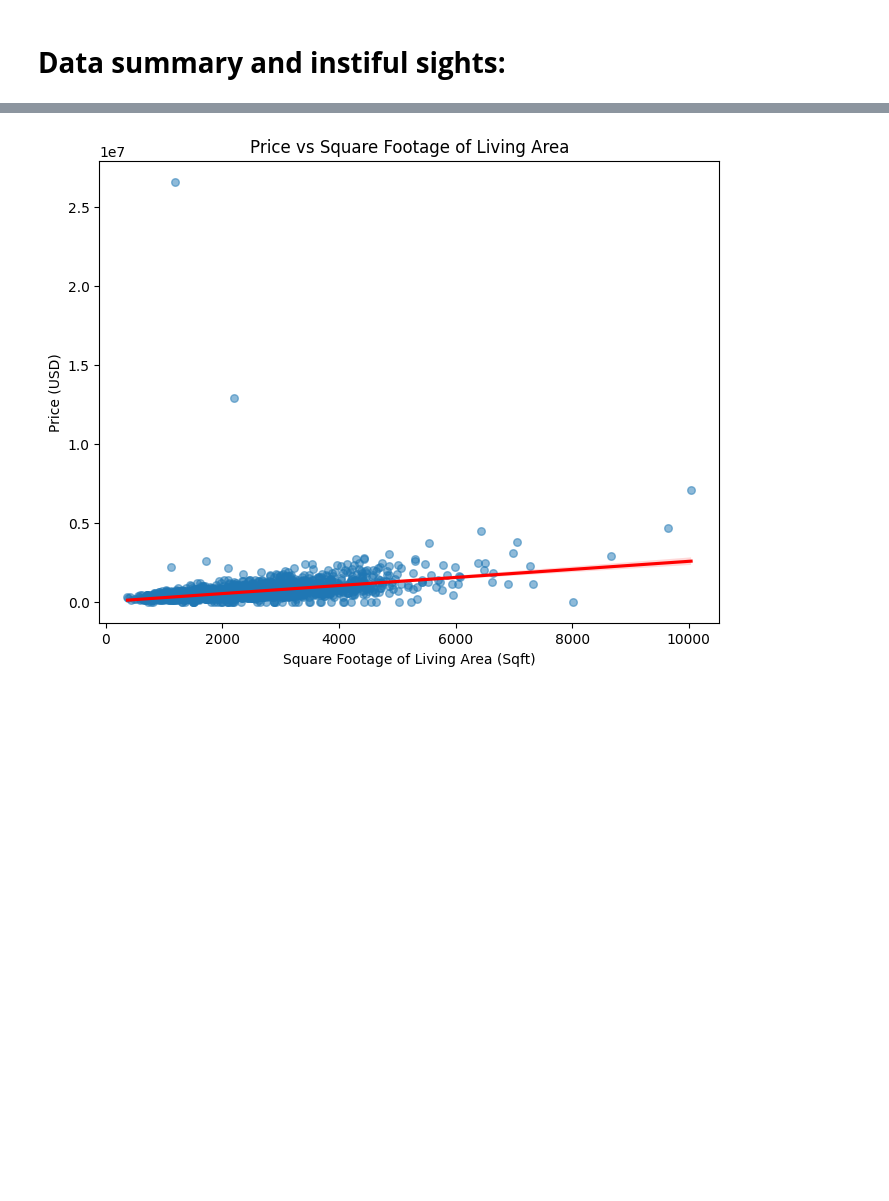
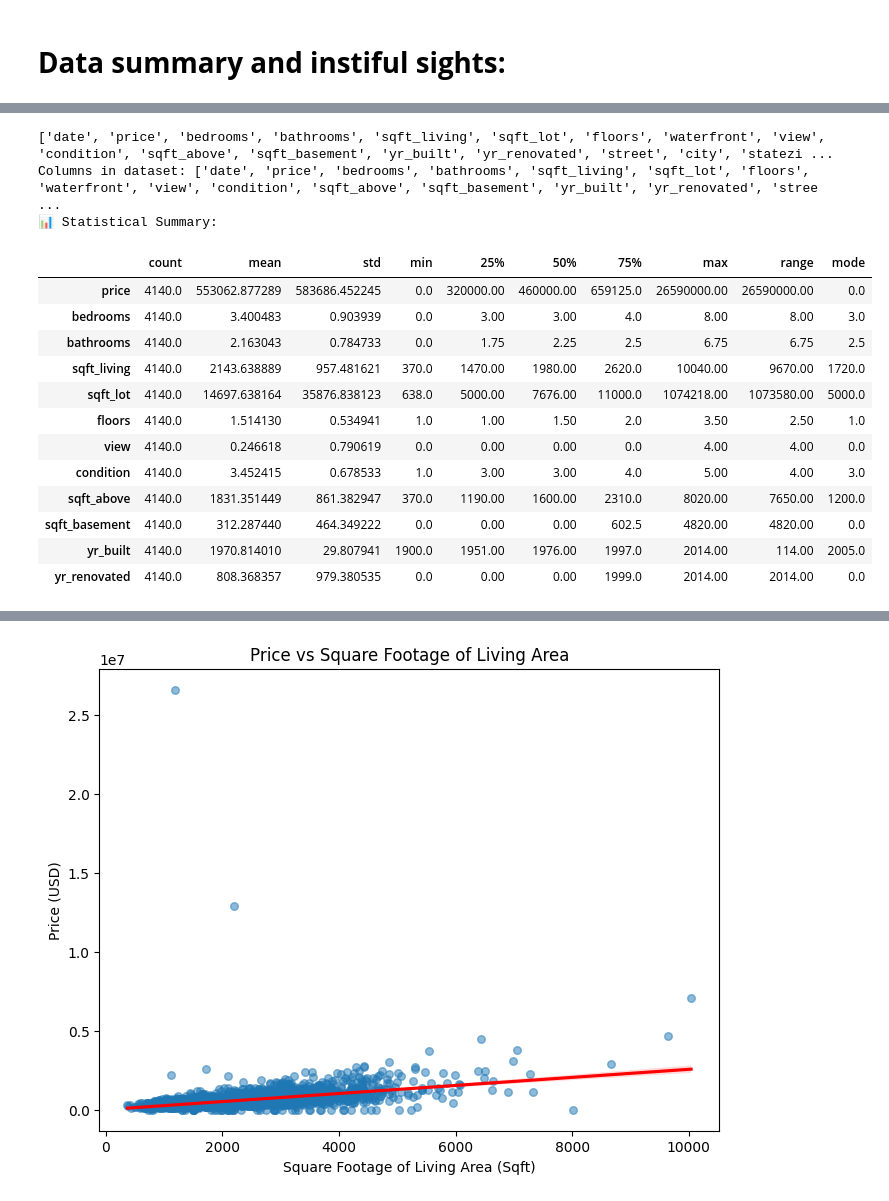
Before and after one commit to Tireza1/Getting_into_Business, a Jupyter notebook: Lab1.ipynb, the cells around one changed output, grey strips where cells are left out. Drawn from its saved outputs; the diff is of its cells as text; code cells hidden in the pictures; blank space fills up the shorter version.

```diff
--- a/Lab1.ipynb
+++ b/Lab1.ipynb
@@ -127,0 +68,48 @@ dtype: int64
+# %%
+print(df.columns.tolist())  # Shows all column names
+# Example: If columns are 'price', 'bedrooms', 'sqft_living'...
+numerical_cols = [
+    'price', 'bedrooms', 'bathrooms', 'sqft_living', 'sqft_lot',
+    'floors', 'view', 'condition', 'sqft_above', 'sqft_basement',
+    'yr_built', 'yr_renovated'
+]
+import pandas as pd
+
+# Check current columns
+print("Columns in dataset:", df.columns.tolist())
+
+# Update numerical_cols based on actual columns
+numerical_cols = [
+    'price', 'bedrooms', 'bathrooms', 'sqft_living', 'sqft_lot',
+    'floors', 'view', 'condition', 'sqft_above', 'sqft_basement',
+    'yr_built', 'yr_renovated'  # Adjust names as needed!
+]
+
+# Verify columns exist
+missing_cols = [col for col in numerical_cols if col not in df.columns]
+if missing_cols:
+    print(f"⚠️ Warning: These columns are missing: {missing_cols}")
+else:
+    # Proceed with calculations
+    stats = df[numerical_cols].describe(include='all').transpose()
+    stats['range'] = stats['max'] - stats['min']
+    stats['mode'] = df[numerical_cols].mode().iloc[0]  # Get first mode
+    print("📊 Statistical Summary:")
+    display(stats)
+# %% [output]
+['date', 'price', 'bedrooms', 'bathrooms', 'sqft_living', 'sqft_lot', 'floors', 'waterfront', 'view', 'condition', 'sqft_above', 'sqft_basement', 'yr_built', 'yr_renovated', 'street', 'city', 'statezi ...
+Columns in dataset: ['date', 'price', 'bedrooms', 'bathrooms', 'sqft_living', 'sqft_lot', 'floors', 'waterfront', 'view', 'condition', 'sqft_above', 'sqft_basement', 'yr_built', 'yr_renovated', 'stree ...
+📊 Statistical Summary:
+|  | count | mean | std | min | 25% | 50% | 75% | max | range | mode |
+| price | 4140.0 | 553062.877289 | 583686.452245 | 0.0 | 320000.00 | 460000.00 | 659125.0 | 26590000.00 | 26590000.00 | 0.0 |
+| bedrooms | 4140.0 | 3.400483 | 0.903939 | 0.0 | 3.00 | 3.00 | 4.0 | 8.00 | 8.00 | 3.0 |
+| bathrooms | 4140.0 | 2.163043 | 0.784733 | 0.0 | 1.75 | 2.25 | 2.5 | 6.75 | 6.75 | 2.5 |
+| sqft_living | 4140.0 | 2143.638889 | 957.481621 | 370.0 | 1470.00 | 1980.00 | 2620.0 | 10040.00 | 9670.00 | 1720.0 |
+| sqft_lot | 4140.0 | 14697.638164 | 35876.838123 | 638.0 | 5000.00 | 7676.00 | 11000.0 | 1074218.00 | 1073580.00 | 5000.0 |
+| floors | 4140.0 | 1.514130 | 0.534941 | 1.0 | 1.00 | 1.50 | 2.0 | 3.50 | 2.50 | 1.0 |
+| view | 4140.0 | 0.246618 | 0.790619 | 0.0 | 0.00 | 0.00 | 0.0 | 4.00 | 4.00 | 0.0 |
+| condition | 4140.0 | 3.452415 | 0.678533 | 1.0 | 3.00 | 3.00 | 4.0 | 5.00 | 4.00 | 3.0 |
+| sqft_above | 4140.0 | 1831.351449 | 861.382947 | 370.0 | 1190.00 | 1600.00 | 2310.0 | 8020.00 | 7650.00 | 1200.0 |
+| sqft_basement | 4140.0 | 312.287440 | 464.349222 | 0.0 | 0.00 | 0.00 | 602.5 | 4820.00 | 4820.00 | 0.0 |
+| yr_built | 4140.0 | 1970.814010 | 29.807941 | 1900.0 | 1951.00 | 1976.00 | 1997.0 | 2014.00 | 114.00 | 2005.0 |
+| yr_renovated | 4140.0 | 808.368357 | 979.380535 | 0.0 | 0.00 | 0.00 | 1999.0 | 2014.00 | 2014.00 | 0.0 |
```
Also changed, not shown: parts of 12 cells of this notebook.
